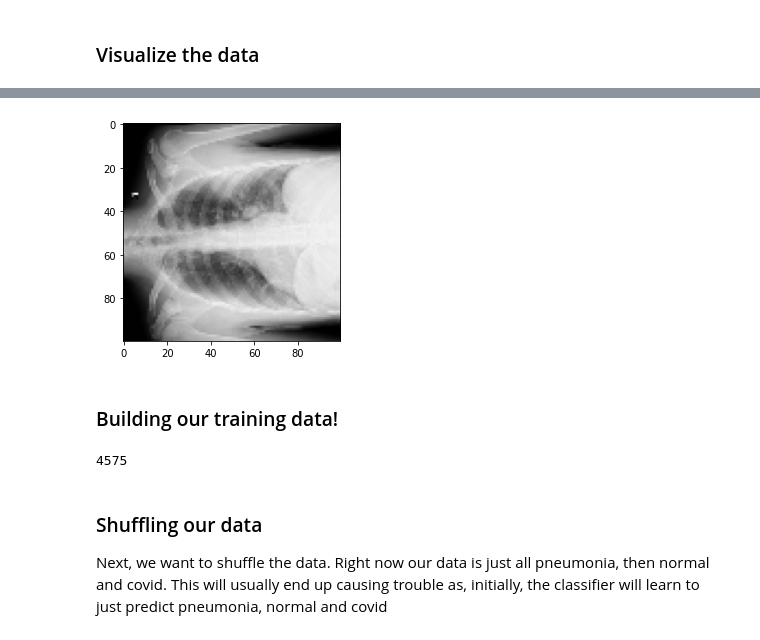
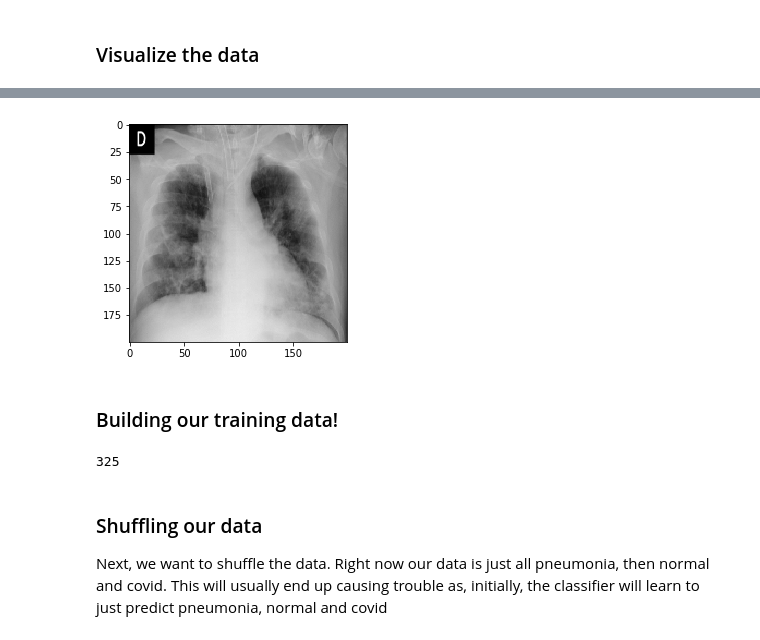
Before and after one commit to cnyakundi/respiratory_disease_detection, a Jupyter notebook: notebooks/xray_images.ipynb, the cells around one changed output, grey strips where cells are left out. Saved outputs shown, nothing was run; the diff lists cells and outputs as text; code cells hidden in the pictures.

```diff
--- a/notebooks/xray_images.ipynb
+++ b/notebooks/xray_images.ipynb
@@ -39,7 +38,7 @@ import csv
 # %% [markdown]
 ### Data Loading
 # %%
-DATADIR = "/Users/cyprian/Documents/covid19-pneumonia-normal-chest-xraypa-dataset 2/COVID19_Pneumonia_Normal_Chest_Xray_PA_Dataset"
+DATADIR = "/home/francis/Documents/Compressed/covid19-pneumonia-normal-chest-xraypa-dataset/COVID19_Pneumonia_Normal_Chest_Xray_PA_Dataset"
 
 
 CATEGORIES = ['covid', 'normal', 'pneumonia']
@@ -64,10 +63,9 @@ def createFileList(myDir, format='.jpg'):
 for category in CATEGORIES:
     path = os.path.join(DATADIR,category)
     for img in os.listdir(path):
-        img_array = cv2.imread(os.path.join(path,img) ,cv2.IMREAD_GRAYSCALE)
+        img_array = cv2.imread(os.path.join(path,img))
         plt.imshow(img_array, cmap='gray')
         plt.show()
-
         break
     break
 # %% [output]
@@ -85,11 +93,11 @@ print(img_array)
 # %%
-IMG_SIZE = 100
+IMG_SIZE = 200
 
 new_array = cv2.resize(img_array, (IMG_SIZE, IMG_SIZE))
-plt.imshow(new_array, cmap='gray')
+plt.imshow(new_array)
 plt.show()
 # %% [output]
-[figure, old version]
+[figure, new version]
 # %% [markdown]
 ### Building our training data!
 # %%
@@ -117,7 +125,7 @@ create_training_data()
 
 print(len(training_data))
 # %% [output]
-4575
+325
 # %% [markdown]
 ### Shuffling our data
 
```
Also changed, not shown: parts of 8 cells of this notebook, 2 other files.
